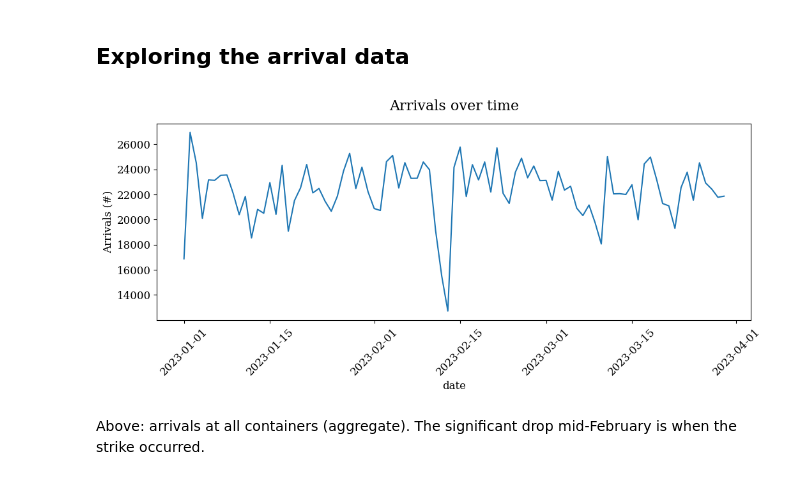
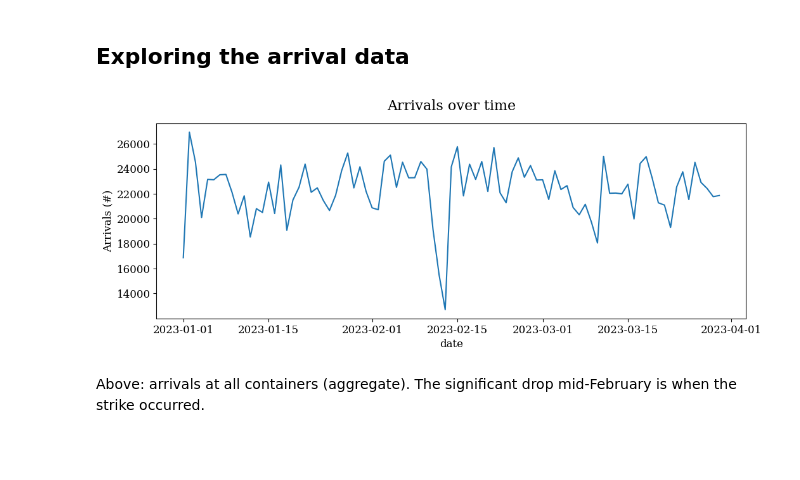
Before and after one commit to N-Wouda/Urban-Waste-Collection, a Jupyter notebook: notebooks/exploratory_analysis.ipynb, the cells around one changed output. Cells and saved outputs as stored; diff of their text form; code cells hidden in the pictures; blank space fills up the shorter version.

```diff
--- a/notebooks/exploratory_analysis.ipynb
+++ b/notebooks/exploratory_analysis.ipynb
@@ -29,19 +29,16 @@ Luckily `pandas` offers helpful tools for working with SQL data.
 # %%
 with sqlite3.connect("data/waste.db") as con:
     containers = pd.read_sql("SELECT * FROM containers", con)
-    arrivals = pd.read_sql("SELECT * FROM arrivals", con)
-    services = pd.read_sql("SELECT * FROM services", con)
+    arrivals = pd.read_sql("SELECT * FROM arrivals", con, parse_dates=['date'])
+    services = pd.read_sql("SELECT * FROM services", con, parse_dates=['date'])
-# %%
-arrivals['date'] = pd.to_datetime(arrivals.date)
-services['date'] = pd.to_datetime(services.date)
 # %% [markdown]
 ## Exploring the arrival data
 # %%
-ax = arrivals.container.groupby(arrivals.date.dt.date).count().plot(rot=45)
+ax = arrivals.container.groupby(arrivals.date.dt.date).count().plot()
 ax.set_ylabel("Arrivals (#)")
 ax.set_title("Arrivals over time");
 # %% [output]
-[figure, old version]
+[figure, new version]
 # %% [markdown]
 Above: arrivals at all containers (aggregate). The significant drop mid-February is when the strike occurred.
 # %%
```
Also changed, not shown: parts of 4 cells of this notebook, 15 other files.
